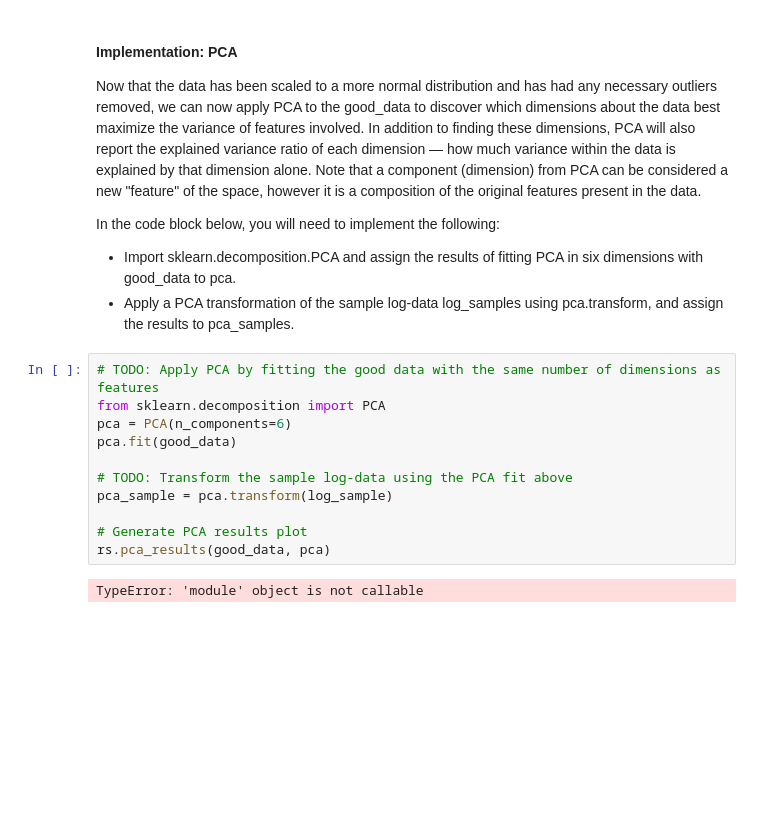
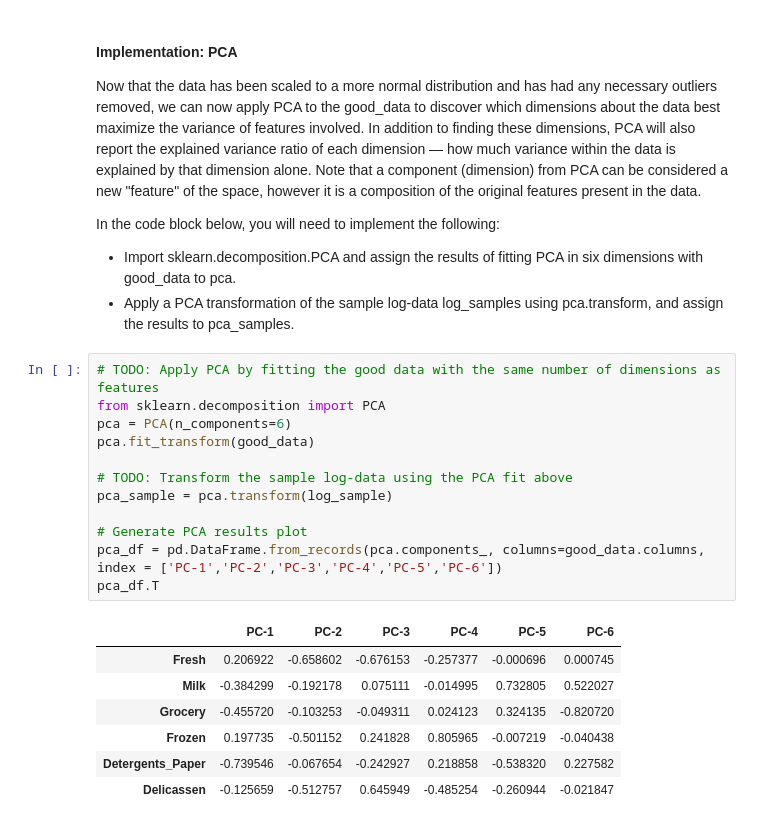
Before and after one commit to waficf/Python_Data_Training, a Jupyter notebook: Wholesale_Cluster.ipynb, the cells around one changed output. Drawn from its saved outputs; the diff is of its cells as text; blank space fills up the shorter version.

```diff
--- a/Wholesale_Cluster.ipynb
+++ b/Wholesale_Cluster.ipynb
@@ -324,13 +343,20 @@ In the code block below, you will need to implement the following:
 # %%
 # TODO: Apply PCA by fitting the good data with the same number of dimensions as features
 from sklearn.decomposition import PCA
 pca = PCA(n_components=6)
-pca.fit(good_data)
+pca.fit_transform(good_data)
 
 # TODO: Transform the sample log-data using the PCA fit above
 pca_sample = pca.transform(log_sample)
 
 # Generate PCA results plot
-rs.pca_results(good_data, pca)
+pca_df = pd.DataFrame.from_records(pca.components_, columns=good_data.columns, index = ['PC-1','PC-2','PC-3','PC-4','PC-5','PC-6'])
+pca_df.T
 # %% [output]
-TypeError: 'module' object is not callable
+|  | PC-1 | PC-2 | PC-3 | PC-4 | PC-5 | PC-6 |
+| Fresh | 0.206922 | -0.658602 | -0.676153 | -0.257377 | -0.000696 | 0.000745 |
+| Milk | -0.384299 | -0.192178 | 0.075111 | -0.014995 | 0.732805 | 0.522027 |
+| Grocery | -0.455720 | -0.103253 | -0.049311 | 0.024123 | 0.324135 | -0.820720 |
+| Frozen | 0.197735 | -0.501152 | 0.241828 | 0.805965 | -0.007219 | -0.040438 |
+| Detergents_Paper | -0.739546 | -0.067654 | -0.242927 | 0.218858 | -0.538320 | 0.227582 |
+| Delicassen | -0.125659 | -0.512757 | 0.645949 | -0.485254 | -0.260944 | -0.021847 |
```
Also changed, not shown: parts of 14 cells of this notebook, 1 other file.
